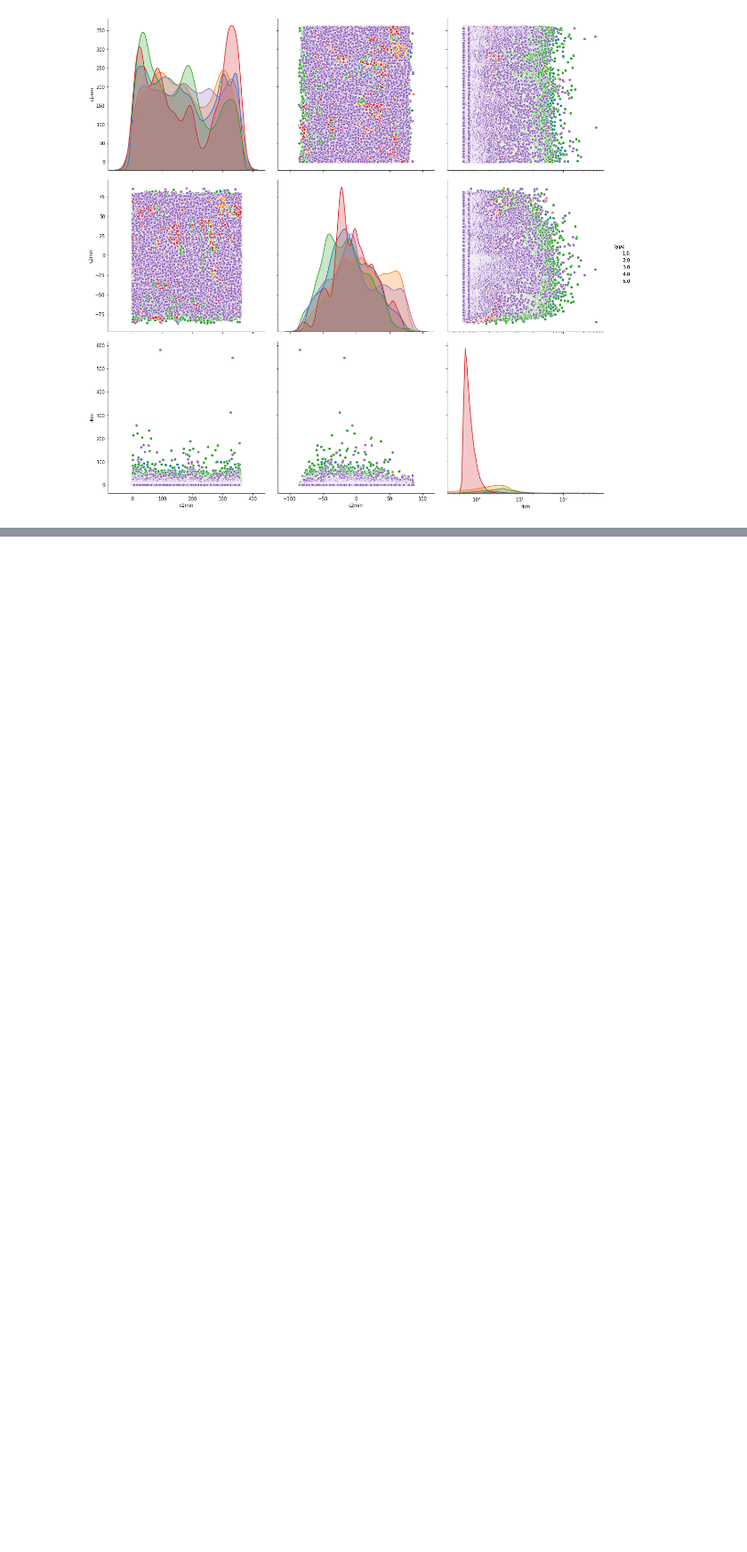
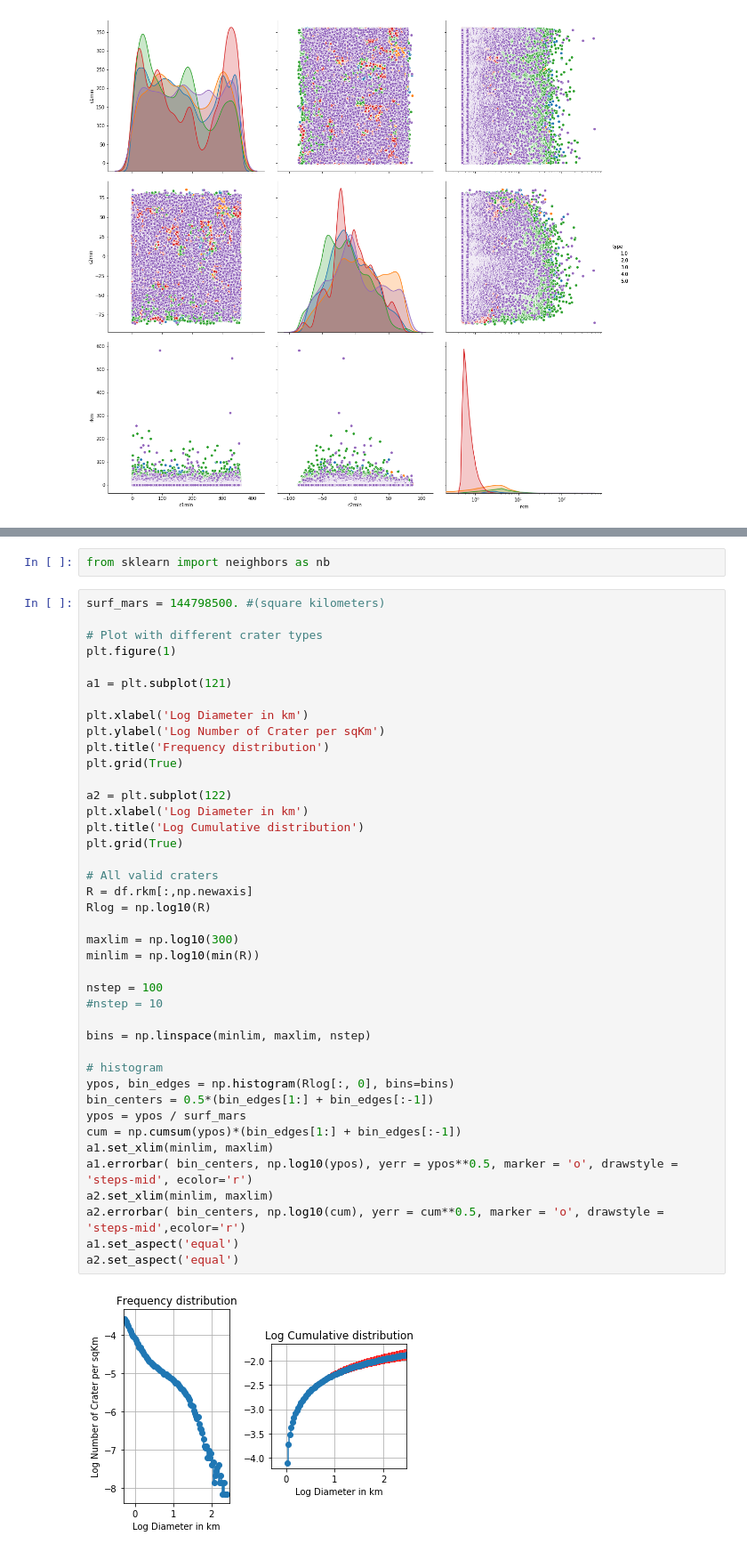
Before and after one commit to openplanetary/vespamap19tutorials, a Jupyter notebook: planetaryskl/notebooks/datadiscovery.ipynb, the cells around one changed output, grey strips where cells are left out. Shown at 89% size. Cells and saved outputs as stored; diff of their text form; blank space fills up the shorter version.

```diff
--- a/planetaryskl/notebooks/datadiscovery.ipynb
+++ b/planetaryskl/notebooks/datadiscovery.ipynb
@@ -65,0 +69,45 @@ g.map(plt.hist, "rkm", alpha=.7).set(xlim=(0, 60), yscale='log');
+# %%
+from sklearn import neighbors as nb
+# %%
+surf_mars = 144798500. #(square kilometers)
+
+# Plot with different crater types
+plt.figure(1)
+
+a1 = plt.subplot(121)
+
+plt.xlabel('Log Diameter in km')
+plt.ylabel('Log Number of Crater per sqKm')
+plt.title('Frequency distribution')
+plt.grid(True)
+
+a2 = plt.subplot(122)
+plt.xlabel('Log Diameter in km')
+plt.title('Log Cumulative distribution')
+plt.grid(True)
+
+# All valid craters
+R = df.rkm[:,np.newaxis]
+Rlog = np.log10(R)
+
+maxlim = np.log10(300)
+minlim = np.log10(min(R))
+
+nstep = 100
+#nstep = 10
+
+bins = np.linspace(minlim, maxlim, nstep)
+
+# histogram
+ypos, bin_edges = np.histogram(Rlog[:, 0], bins=bins)
+bin_centers = 0.5*(bin_edges[1:] + bin_edges[:-1])
+ypos = ypos / surf_mars
+cum = np.cumsum(ypos)*(bin_edges[1:] + bin_edges[:-1])
+a1.set_xlim(minlim, maxlim)
+a1.errorbar( bin_centers, np.log10(ypos), yerr = ypos**0.5, marker = 'o', drawstyle = 'steps-mid', ecolor='r')
+a2.set_xlim(minlim, maxlim)
+a2.errorbar( bin_centers, np.log10(cum), yerr = cum**0.5, marker = 'o', drawstyle = 'steps-mid',ecolor='r')
+a1.set_aspect('equal')
+a2.set_aspect('equal')
+# %% [output]
+[figure, added]
```
Also changed, not shown: parts of 6 cells of this notebook.
